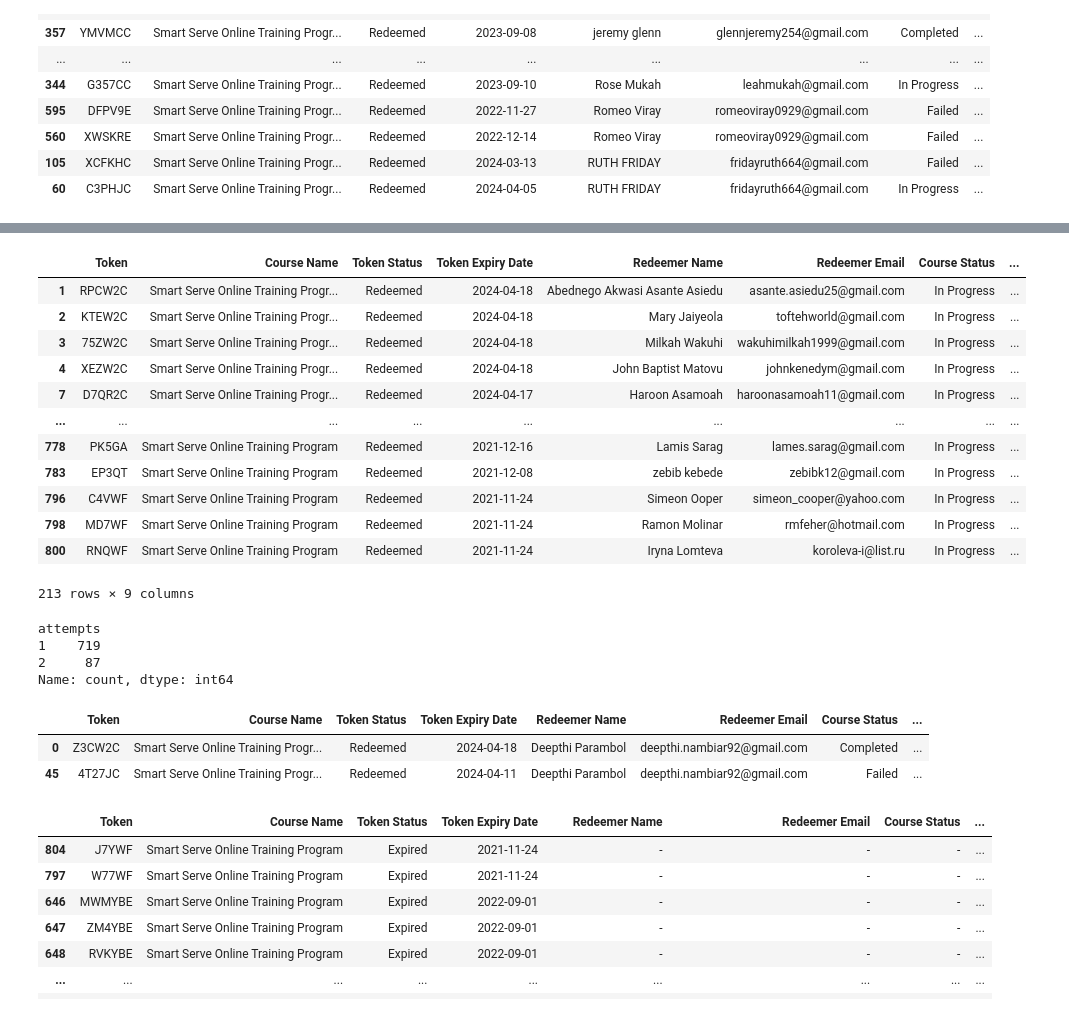
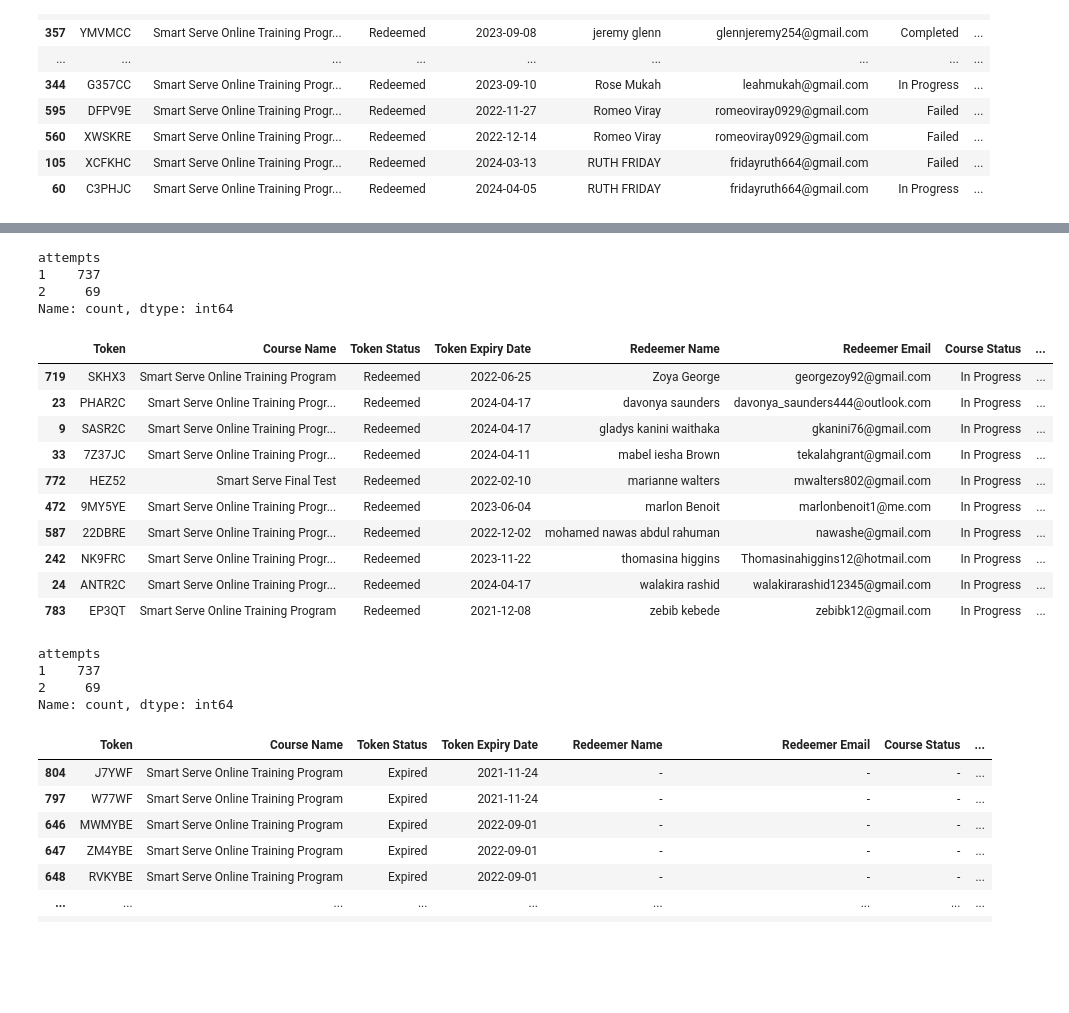
Before and after one commit to guevarch/Beautifuldata, a Jupyter notebook: analysis.ipynb, the cells around one changed output, grey strips where cells are left out. Drawn from its saved outputs; the diff is of its cells as text; code cells hidden in the pictures; blank space fills up the shorter version.

```diff
--- a/analysis.ipynb
+++ b/analysis.ipynb
@@ -18,9 +18,10 @@ df
 | 805 | QDYWF | Smart Serve Online Training Program | Redeemed | 2021-11-24 | Mona EL-Khodr | monakhodr@yahoo.com | Completed | ... |
 806 rows × 8 columns
 # %%
-# df['Token Expiry Date'] = pd.to_datetime(df['Token Expiry Date'])
-# start_date = pd.to_datetime('2023-01-01')
-# end_date = pd.to_datetime('2024-04-18')
+df['Token Expiry Date'] = pd.to_datetime(df['Token Expiry Date'])
+df['Token Expiry Date'] = pd.to_datetime(df['Token Expiry Date'])
+start_date = pd.to_datetime('2021-01-01')
+end_date = pd.to_datetime('2024-05-25')
 
-# df = df[(df['Token Expiry Date'] >= start_date) & (df['Token Expiry Date'] <= end_date)]
-# df
+df = df[df['Token Expiry Date'].between(start_date, end_date)]
+df.head(5)
@@ -29,6 +49,7 @@ df
 df['attempts'] = None
 df['Token Expiry Date'] = pd.to_datetime(df['Token Expiry Date'], errors='coerce')
 df['attempts'] = df.groupby('Redeemer Name')['Token Expiry Date'].rank(ascending=True).apply(lambda x: 1 if x == 1 else 2)
+df['attempts'] = df.apply(lambda row: 1 if row['Token Status'] == 'Expired' else row['attempts'], axis=1)
 # %%
 ## Check for duplicates if attempts are correcty assigned
 df_duplicates = df[df['Redeemer Name'].duplicated(keep=False)]
@@ -72,35 +86,34 @@ df
+# %%
+nan_check = df['attempts'].value_counts()
+nan_check
+# %% [output]
+attempts
+1    737
+2     69
+Name: count, dtype: int64
 # %%
 in_progress_df = df[df['Course Status'] == 'In Progress']
-in_progress_df
+in_progress_df_sorted = in_progress_df.sort_values(by='Redeemer Name')
+in_progress_df_sorted.tail(10)
 # %% [output]
 |  | Token | Course Name | Token Status | Token Expiry Date | Redeemer Name | Redeemer Email | Course Status | ... |
-| 1 | RPCW2C | Smart Serve Online Training Progr... | Redeemed | 2024-04-18 | Abednego Akwasi Asante Asiedu | asante.asiedu25@gmail.com | In Progress | ... |
-| 2 | KTEW2C | Smart Serve Online Training Progr... | Redeemed | 2024-04-18 | Mary Jaiyeola | toftehworld@gmail.com | In Progress | ... |
-| 3 | 75ZW2C | Smart Serve Online Training Progr... | Redeemed | 2024-04-18 | Milkah Wakuhi | wakuhimilkah1999@gmail.com | In Progress | ... |
-| 4 | XEZW2C | Smart Serve Online Training Progr... | Redeemed | 2024-04-18 | John Baptist Matovu | johnkenedym@gmail.com | In Progress | ... |
-| 7 | D7QR2C | Smart Serve Online Training Progr... | Redeemed | 2024-04-17 | Haroon Asamoah | haroonasamoah11@gmail.com | In Progress | ... |
-| ... | ... | ... | ... | ... | ... | ... | ... | ... |
-| 778 | PK5GA | Smart Serve Online Training Program | Redeemed | 2021-12-16 | Lamis Sarag | lames.sarag@gmail.com | In Progress | ... |
+| 719 | SKHX3 | Smart Serve Online Training Program | Redeemed | 2022-06-25 | Zoya George | georgezoy92@gmail.com | In Progress | ... |
+| 23 | PHAR2C | Smart Serve Online Training Progr... | Redeemed | 2024-04-17 | davonya saunders | davonya_saunders444@outlook.com | In Progress | ... |
+| 9 | SASR2C | Smart Serve Online Training Progr... | Redeemed | 2024-04-17 | gladys kanini waithaka | gkanini76@gmail.com | In Progress | ... |
+| 33 | 7Z37JC | Smart Serve Online Training Progr... | Redeemed | 2024-04-11 | mabel iesha Brown | tekalahgrant@gmail.com | In Progress | ... |
+| 772 | HEZ52 | Smart Serve Final Test | Redeemed | 2022-02-10 | marianne walters | mwalters802@gmail.com | In Progress | ... |
+| 472 | 9MY5YE | Smart Serve Online Training Progr... | Redeemed | 2023-06-04 | marlon Benoit | marlonbenoit1@me.com | In Progress | ... |
+| 587 | 22DBRE | Smart Serve Online Training Progr... | Redeemed | 2022-12-02 | mohamed nawas abdul rahuman | nawashe@gmail.com | In Progress | ... |
+| 242 | NK9FRC | Smart Serve Online Training Progr... | Redeemed | 2023-11-22 | thomasina higgins | Thomasinahiggins12@hotmail.com | In Progress | ... |
+| 24 | ANTR2C | Smart Serve Online Training Progr... | Redeemed | 2024-04-17 | walakira rashid | walakirarashid12345@gmail.com | In Progress | ... |
 | 783 | EP3QT | Smart Serve Online Training Program | Redeemed | 2021-12-08 | zebib kebede | zebibk12@gmail.com | In Progress | ... |
-| 796 | C4VWF | Smart Serve Online Training Program | Redeemed | 2021-11-24 | Simeon Ooper | simeon_cooper@yahoo.com | In Progress | ... |
-| 798 | MD7WF | Smart Serve Online Training Program | Redeemed | 2021-11-24 | Ramon Molinar | rmfeher@hotmail.com | In Progress | ... |
-| 800 | RNQWF | Smart Serve Online Training Program | Redeemed | 2021-11-24 | Iryna Lomteva | koroleva-i@list.ru | In Progress | ... |
-213 rows × 9 columns
 # %%
 df['attempts'].value_counts()
 # %% [output]
 attempts
-1    719
-2     87
+1    737
+2     69
 Name: count, dtype: int64
-# %%
-## check1
-check = df[df['Redeemer Name'] == 'Deepthi Parambol']
-check
-# %% [output]
-|  | Token | Course Name | Token Status | Token Expiry Date | Redeemer Name | Redeemer Email | Course Status | ... |
-| 0 | Z3CW2C | Smart Serve Online Training Progr... | Redeemed | 2024-04-18 | Deepthi Parambol | deepthi.nambiar92@gmail.com | Completed | ... |
-| 45 | 4T27JC | Smart Serve Online Training Progr... | Redeemed | 2024-04-11 | Deepthi Parambol | deepthi.nambiar92@gmail.com | Failed | ... |
 # %%
 ## check 2
 duplicate_names = df[df.duplicated(subset='Redeemer Name', keep=False)]
```
Also changed, not shown: parts of 8 cells of this notebook, 2 other files.
